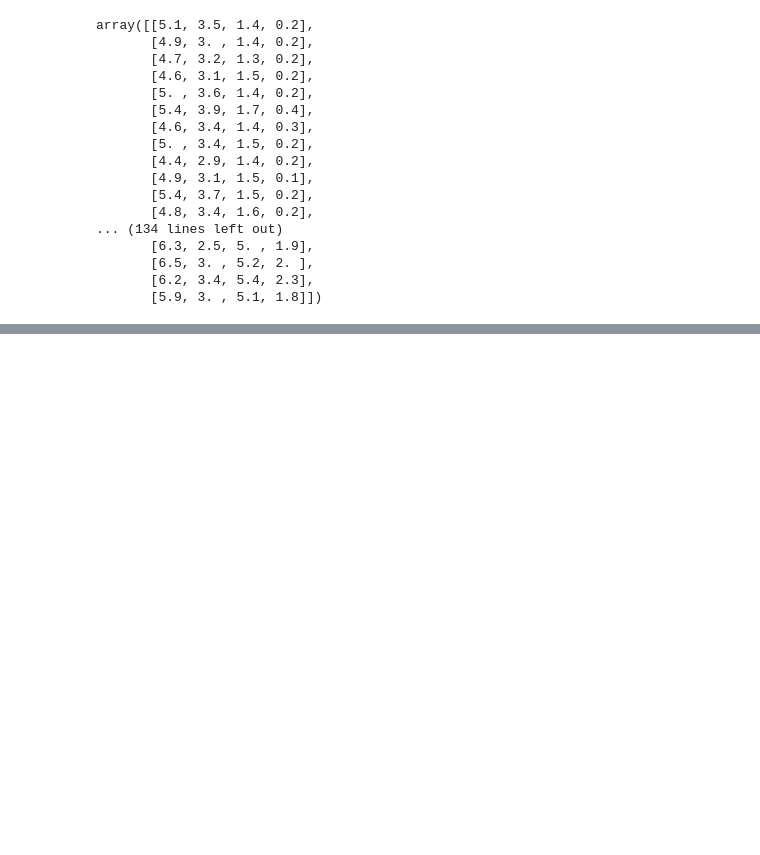
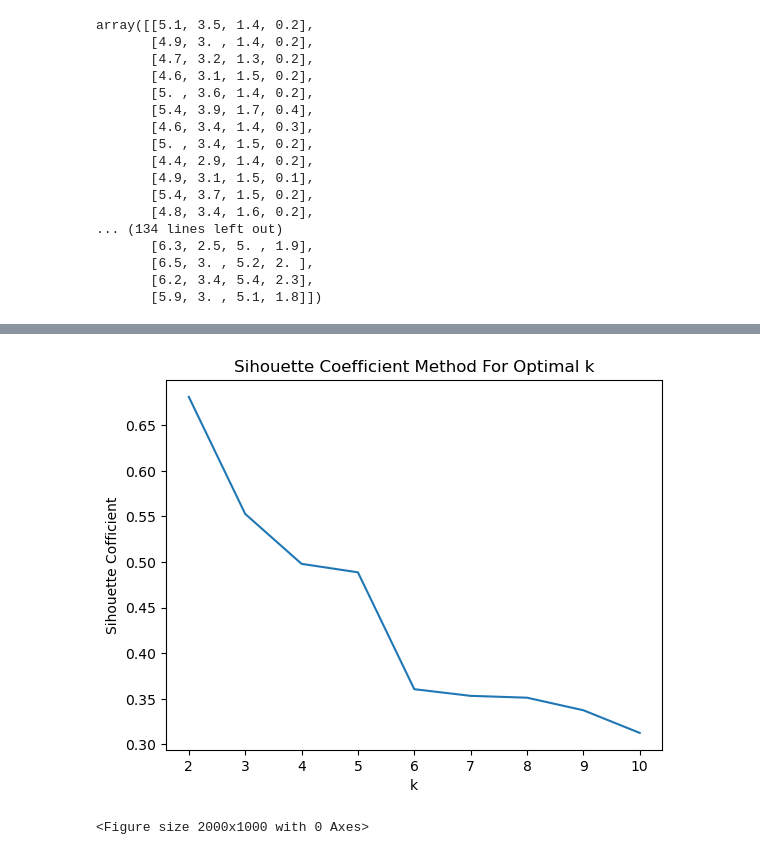
Before and after one commit to BlakeChiu/python, a Jupyter notebook: Iris_Clustering/pratice2.ipynb, the cells around one changed output, grey strips where cells are left out. Cells and saved outputs as stored; diff of their text form; code cells hidden in the pictures; blank space fills up the shorter version.

```diff
--- a/Iris_Clustering/pratice2.ipynb
+++ b/Iris_Clustering/pratice2.ipynb
@@ -85,0 +92,11 @@ results_df
+# %%
+#根據k輪廓係數的變化
+plt.plot(results_df['n cluster'],results_df['Silhouette Coefficient'])
+plt.xlabel('k')
+plt.ylabel('Sihouette Cofficient')
+plt.title('Sihouette Coefficient Method For Optimal k')
+plt.figure(figsize=(20,10))
+plt.show()
+# %% [output]
+[figure, added]
+<Figure size 2000x1000 with 0 Axes>
```
Also changed, not shown: parts of 28 cells of this notebook.
